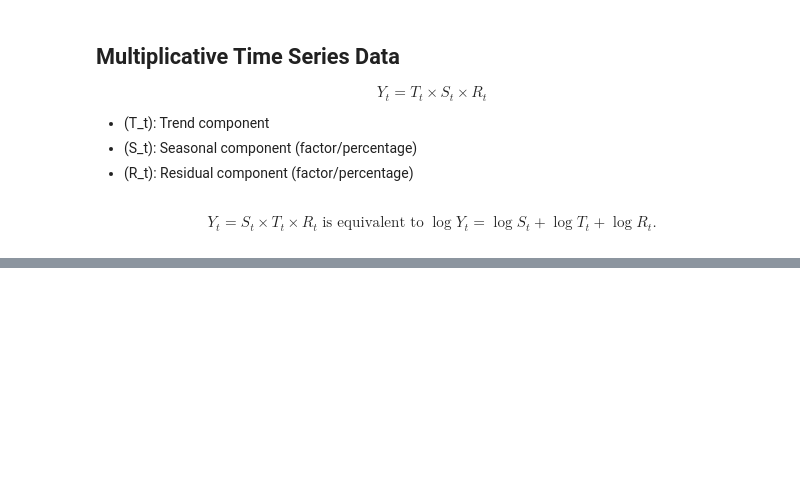
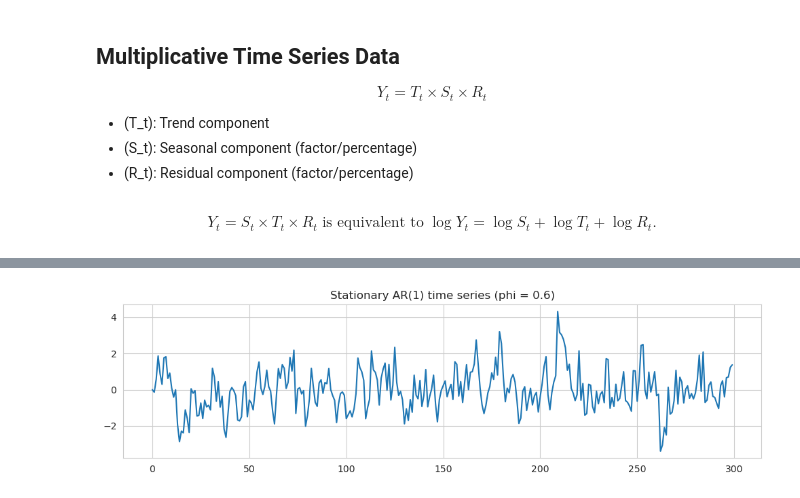
Before and after one commit to MrYelameli/introduction-to-time-series-forecasting, a Jupyter notebook: introduction_to_time_series_forecasting.ipynb, the cells around one changed output, grey strips where cells are left out. Drawn from its saved outputs; the diff is of its cells as text; code cells hidden in the pictures; blank space fills up the shorter version.

```diff
--- a/introduction_to_time_series_forecasting.ipynb
+++ b/introduction_to_time_series_forecasting.ipynb
@@ -264,0 +369,26 @@ date
+# %%
+import numpy as np
+import pandas as pd
+import matplotlib.pyplot as plt
+
+np.random.seed(42)
+
+n = 300
+phi = 0.6  # |phi| < 1 -> stationary AR(1)
+sigma = 1.0
+
+eps = np.random.normal(0, sigma, n)
+x = np.zeros(n)
+for t in range(1, n):
+    x[t] = phi * x[t-1] + eps[t]
+
+stationary_series = pd.Series(x)
+
+plt.figure(figsize=(10, 3))
+plt.plot(stationary_series)
+plt.title("Stationary AR(1) time series (phi = 0.6)")
+plt.grid(True)
+plt.tight_layout()
+plt.show()
+# %% [output]
+[figure, added]
```
Also changed, not shown: parts of 22 cells of this notebook, 3 other files.
